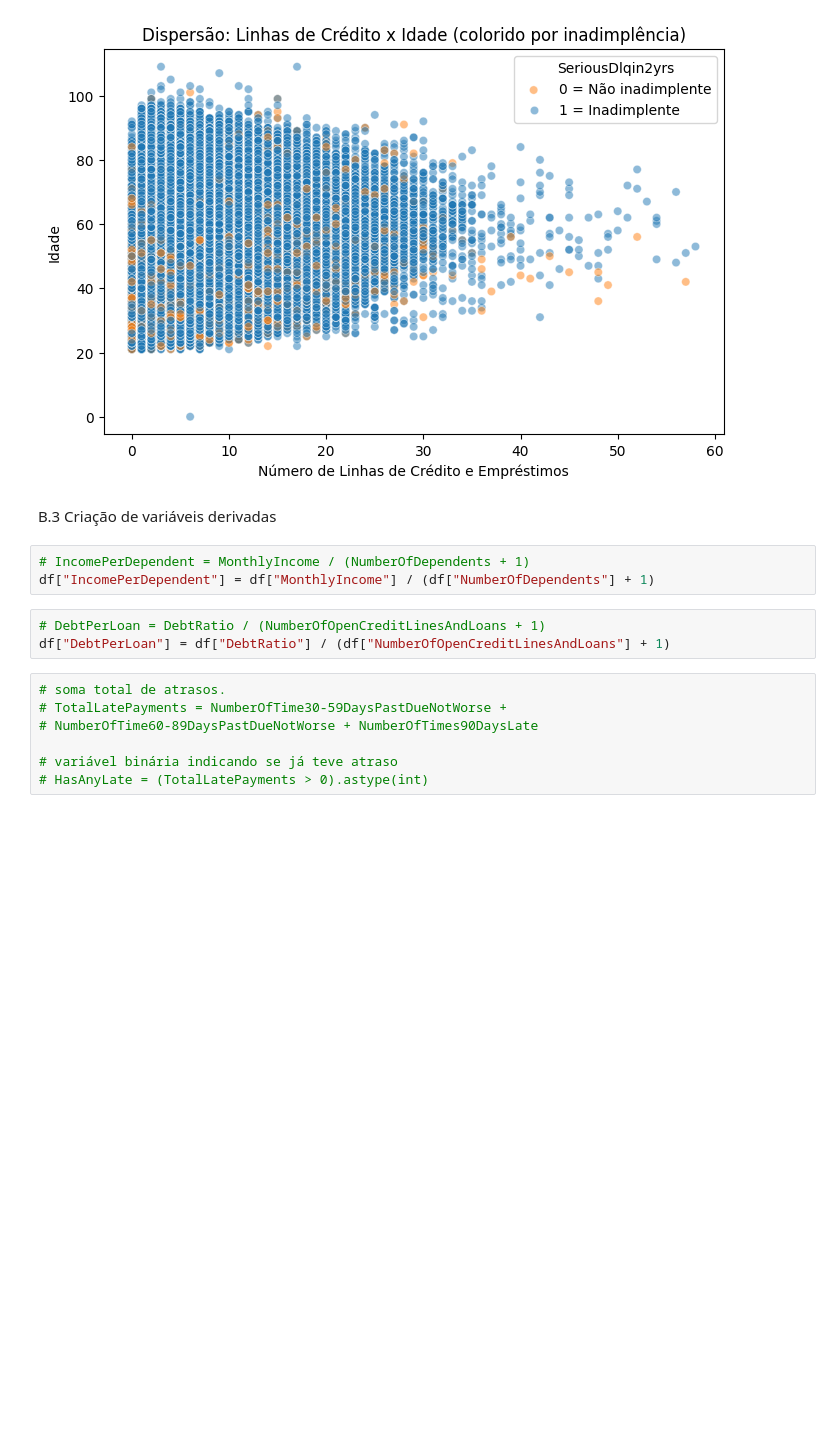
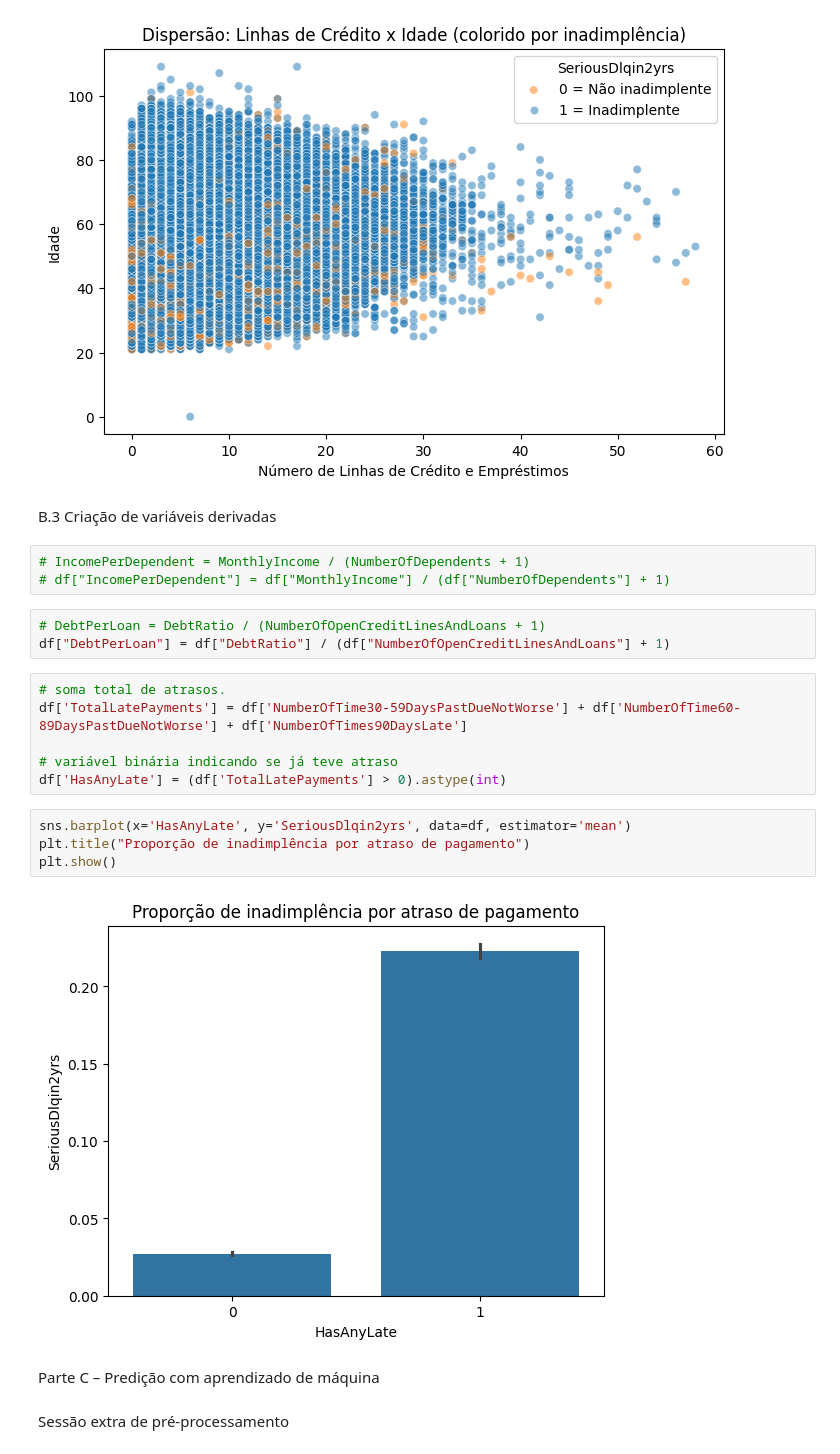
Before and after one commit to magalhaestiago/credit-risk-analysis-and-prediction, a Jupyter notebook: Credit Risk Analysis and Prediction.ipynb, the cells around one changed output. Saved outputs shown, nothing was run; the diff lists cells and outputs as text; blank space fills up the shorter version.

```diff
--- a/Credit Risk Analysis and Prediction.ipynb
+++ b/Credit Risk Analysis and Prediction.ipynb
@@ -245,14 +276,23 @@ plt.show()
 B.3 Criação de variáveis derivadas
 # %%
 # IncomePerDependent = MonthlyIncome / (NumberOfDependents + 1)
-df["IncomePerDependent"] = df["MonthlyIncome"] / (df["NumberOfDependents"] + 1)
+# df["IncomePerDependent"] = df["MonthlyIncome"] / (df["NumberOfDependents"] + 1)
 # %%
 # DebtPerLoan = DebtRatio / (NumberOfOpenCreditLinesAndLoans + 1)
 df["DebtPerLoan"] = df["DebtRatio"] / (df["NumberOfOpenCreditLinesAndLoans"] + 1)
 # %%
 # soma total de atrasos.
-# TotalLatePayments = NumberOfTime30-59DaysPastDueNotWorse +
-# NumberOfTime60-89DaysPastDueNotWorse + NumberOfTimes90DaysLate
+df['TotalLatePayments'] = df['NumberOfTime30-59DaysPastDueNotWorse'] + df['NumberOfTime60-89DaysPastDueNotWorse'] + df['NumberOfTimes90DaysLate']
 
 # variável binária indicando se já teve atraso
-# HasAnyLate = (TotalLatePayments > 0).astype(int)
+df['HasAnyLate'] = (df['TotalLatePayments'] > 0).astype(int)
+# %%
+sns.barplot(x='HasAnyLate', y='SeriousDlqin2yrs', data=df, estimator='mean')
+plt.title("Proporção de inadimplência por atraso de pagamento")
+plt.show()
+# %% [output]
+[figure, added]
+# %% [markdown]
+Parte C – Predição com aprendizado de máquina
+# %% [markdown]
+Sessão extra de pré-processamento
```
Also changed, not shown: parts of 56 cells of this notebook.
